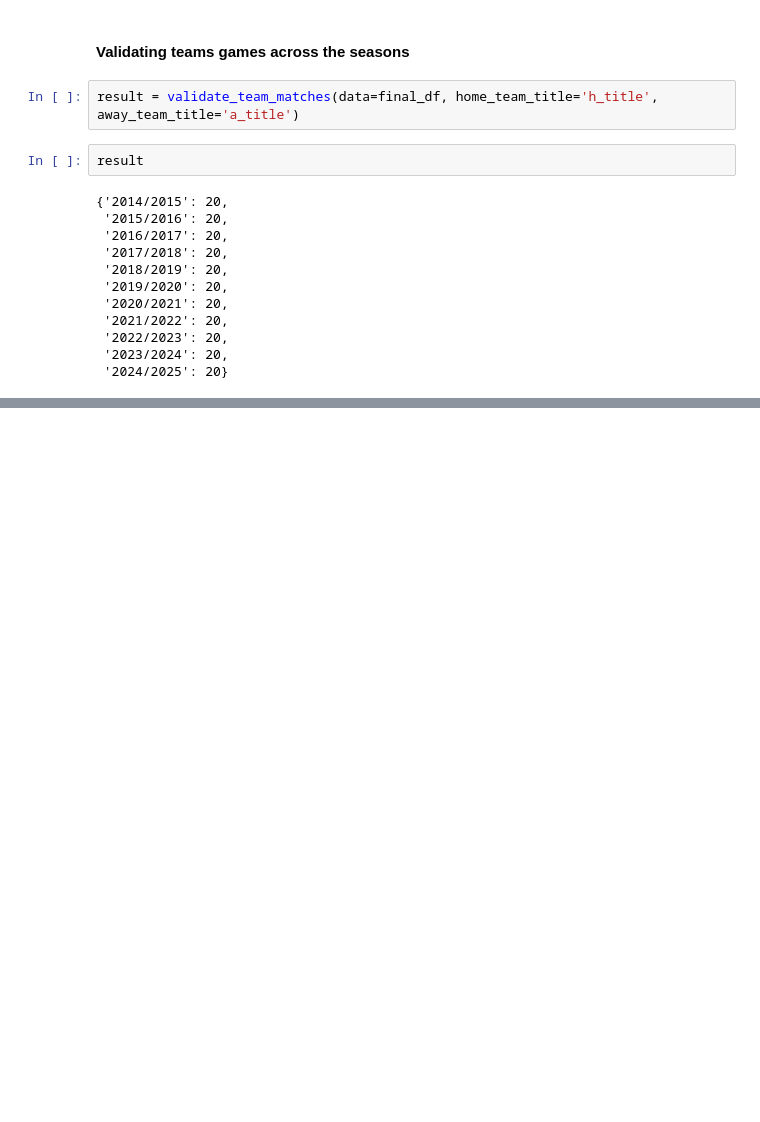
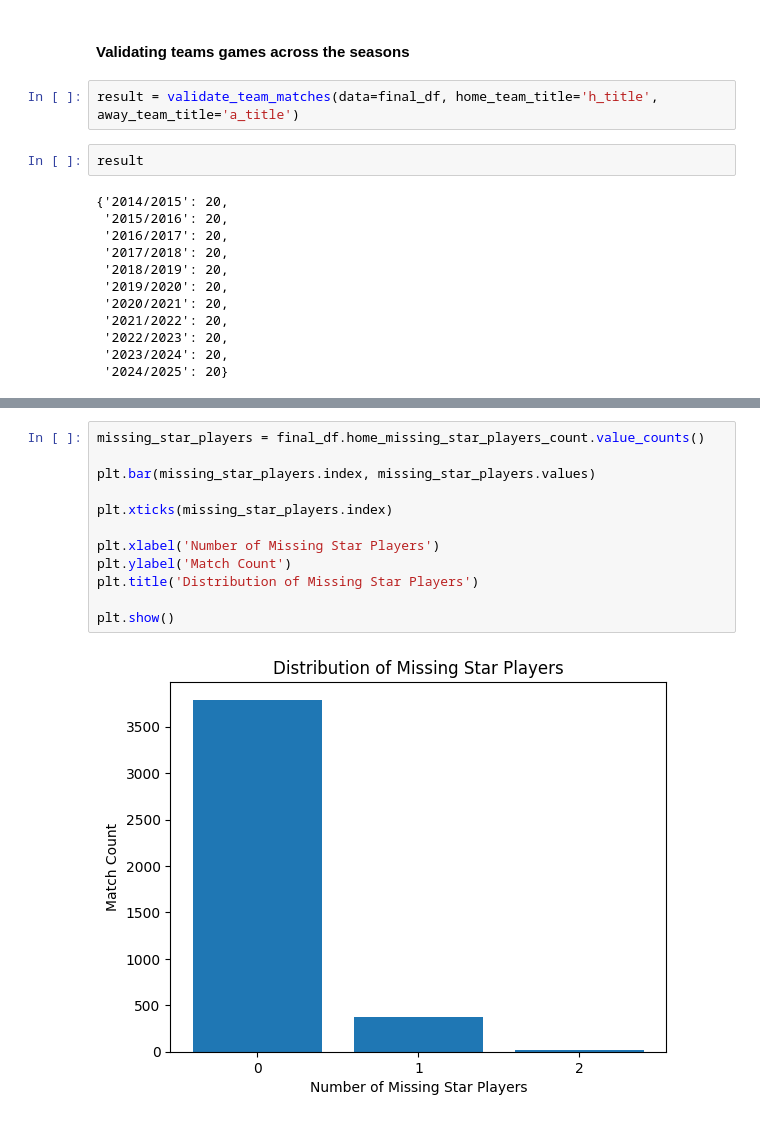
Before and after one commit to kvenov/Football_Betting_Analysis, a Jupyter notebook: notebooks/eda/03_eda.ipynb, the cells around one changed output, grey strips where cells are left out. Drawn from its saved outputs; the diff is of its cells as text; blank space fills up the shorter version.

```diff
--- a/notebooks/eda/03_eda.ipynb
+++ b/notebooks/eda/03_eda.ipynb
@@ -652,0 +515,14 @@ plt.show()
+# %%
+missing_star_players = final_df.home_missing_star_players_count.value_counts()
+
+plt.bar(missing_star_players.index, missing_star_players.values)
+
+plt.xticks(missing_star_players.index)
+
+plt.xlabel('Number of Missing Star Players')
+plt.ylabel('Match Count')
+plt.title('Distribution of Missing Star Players')
+
+plt.show()
+# %% [output]
+[figure, added]
```
Also changed, not shown: parts of 122 cells of this notebook.
